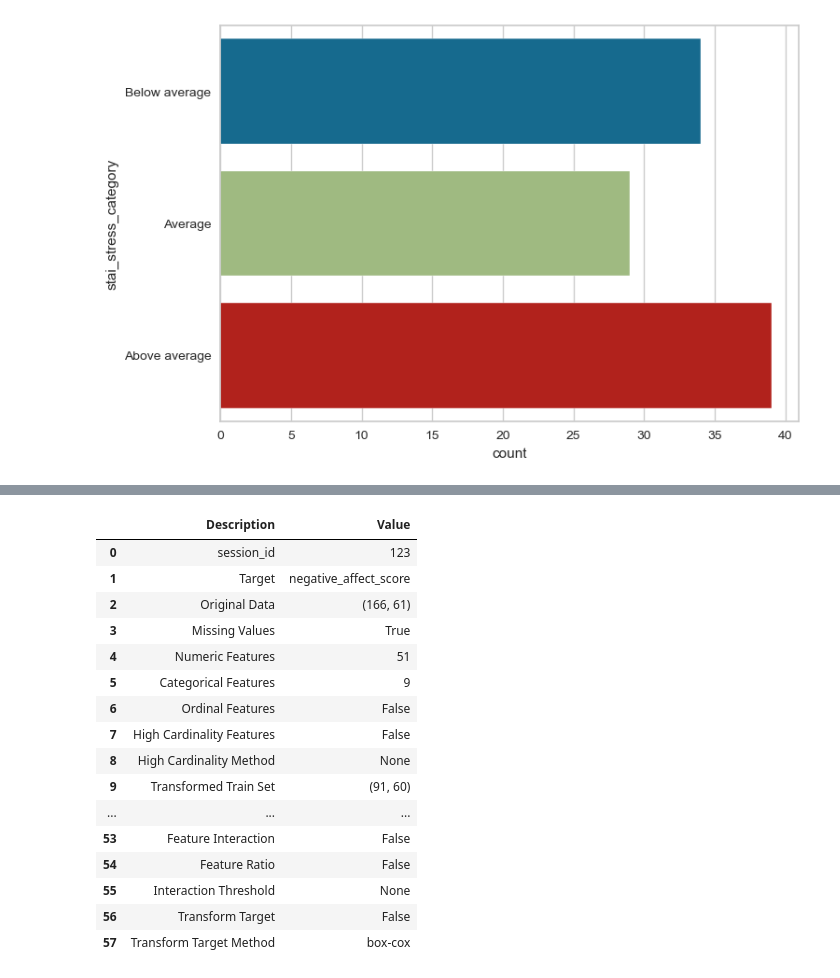
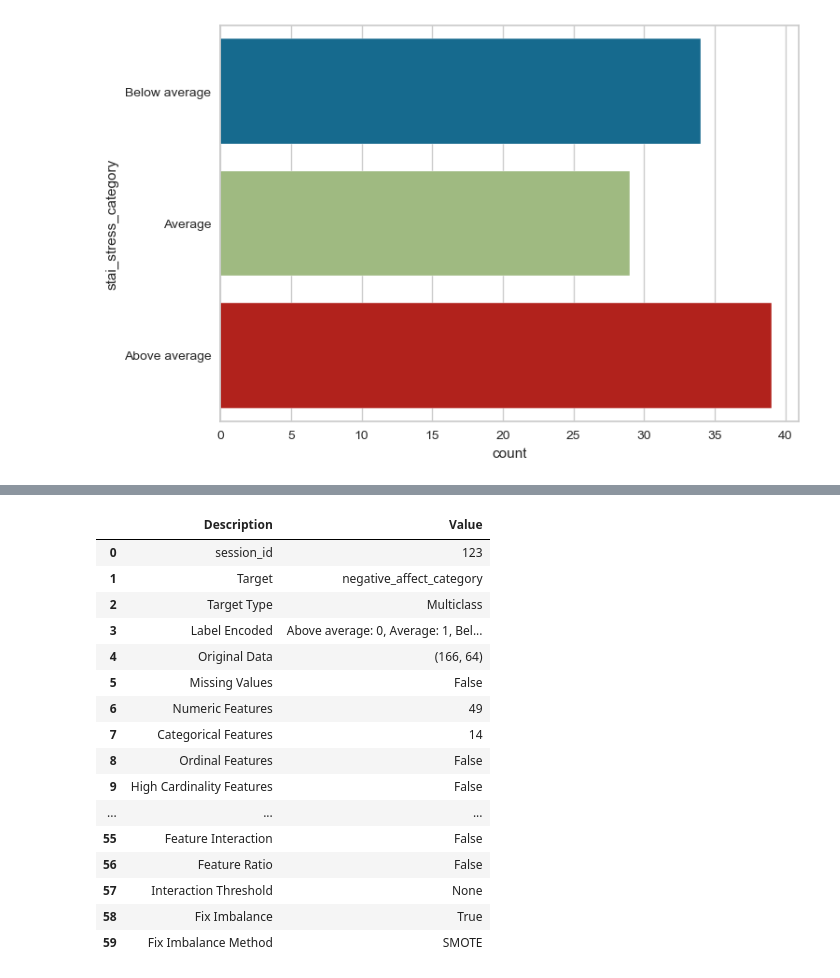
Before and after one commit to kcristinaa/RAIS-miniproject, a Jupyter notebook: predict_surveys_processed.ipynb, the cells around one changed output, grey strips where cells are left out. Cells and saved outputs as stored; diff of their text form; code cells hidden in the pictures.

Commit message:
predict personality&panas&stai processed

```diff
--- a/predict_surveys_processed.ipynb
+++ b/predict_surveys_processed.ipynb
@@ -591,7 +381,7 @@ data
 | 278 | 621e339967b776a240e502de | 49.0 | 34.073346 | 51.364 | 51.324 | 12.2 | 84.0 | ... |
 279 rows × 66 columns
 # %%
-data = data.drop(columns=['stai_stress', 'age', 'gender', 'bmi'])
+data = data.drop(columns=['stai_stress'])
 train_data, test_data = preprocessing_functions.train_test_split_per_user(data)
 # %%
 sns.countplot(y="stai_stress_category", data=train_data)
@@ -688,3 +465,0 @@ data
-# %%
-data = data.drop(columns=['positive_affect_score', 'age', 'gender', 'bmi'])
-train_data, test_data = preprocessing_functions.train_test_split_per_user(data)
@@ -692,38 +469,26 @@ train_data, test_data = preprocessing_functions.train_test_split_per_user(data)
 fold_groups = train_data.id
 train_data = train_data.drop(columns=['id'])
 test_data = test_data.drop(columns=['id'])
-# %%
-target_train = train_data['negative_affect_score']
-train_data.drop(columns=['negative_affect_score'], inplace=True)
-target_test = test_data['negative_affect_score']
-test_data.drop(columns=['negative_affect_score'], inplace=True)
-saved_cols = train_data.columns
-# %%
-train_data, test_data = preprocessing_functions.normalization(train_data, test_data)
-train_data.columns = saved_cols
-test_data.columns = saved_cols
-train_data['negative_affect_score'] = target_train
-test_data['negative_affect_score'] = target_test
 # %%
-s = setup(data=train_data, target='negative_affect_score', silent=True, session_id=123, fold_strategy='groupkfold', fold=3,  fold_groups=fold_groups, test_data=test_data)
+s = setup(data=train_data, target='negative_affect_category', silent=True, session_id=123, fold_strategy='groupkfold', fold=3,  fold_groups=fold_groups, test_data=test_data, fix_imbalance=True, normalize=True, normalize_method='minmax', transformation=True)
 # %% [output]
 |  | Description | Value |
 | 0 | session_id | 123 |
-| 1 | Target | negative_affect_score |
-| 2 | Original Data | (166, 61) |
-| 3 | Missing Values | True |
-| 4 | Numeric Features | 51 |
-| 5 | Categorical Features | 9 |
-| 6 | Ordinal Features | False |
-| 7 | High Cardinality Features | False |
-| 8 | High Cardinality Method | None |
-| 9 | Transformed Train Set | (91, 60) |
+| 1 | Target | negative_affect_category |
+| 2 | Target Type | Multiclass |
+| 3 | Label Encoded | Above average: 0, Average: 1, Bel... |
+| 4 | Original Data | (166, 64) |
+| 5 | Missing Values | False |
+| 6 | Numeric Features | 49 |
+| 7 | Categorical Features | 14 |
+| 8 | Ordinal Features | False |
+| 9 | High Cardinality Features | False |
 | ... | ... | ... |
-| 53 | Feature Interaction | False |
-| 54 | Feature Ratio | False |
-| 55 | Interaction Threshold | None |
-| 56 | Transform Target | False |
-| 57 | Transform Target Method | box-cox |
+| 55 | Feature Interaction | False |
+| 56 | Feature Ratio | False |
+| 57 | Interaction Threshold | None |
+| 58 | Fix Imbalance | True |
+| 59 | Fix Imbalance Method | SMOTE |
 # %%
 best = compare_models(errors="raise")
 # %% [output]
```
Also changed, not shown: parts of 78 cells of this notebook.
